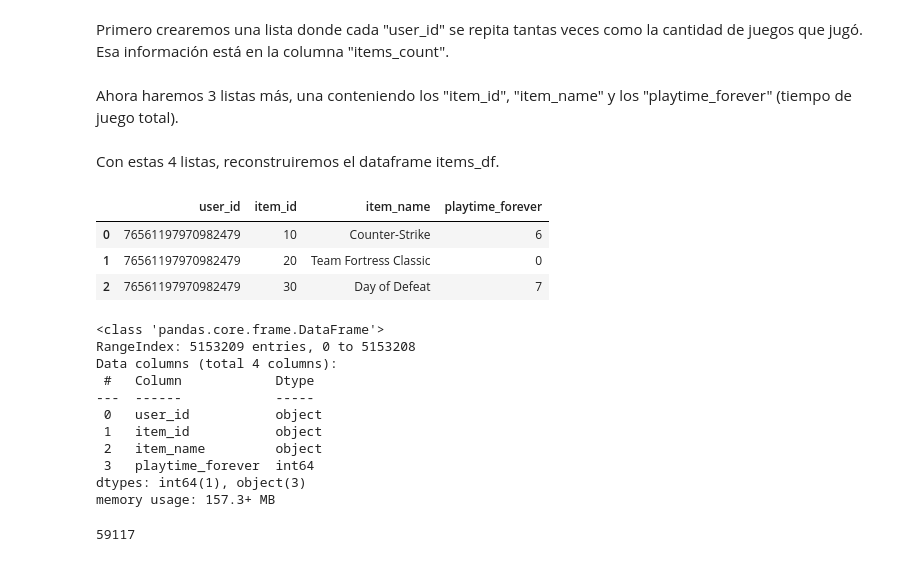
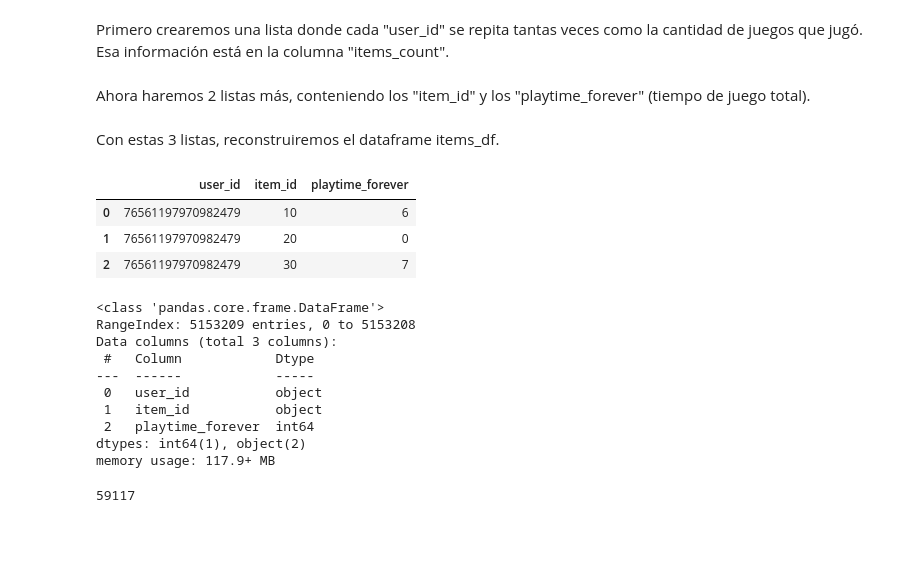
Before and after one commit to dsdrajlin/PI-MLOPs, a Jupyter notebook: ETL.ipynb, the cells around one changed output. Cells and saved outputs as stored; diff of their text form; code cells hidden in the pictures; blank space fills up the shorter version.

```diff
--- a/ETL.ipynb
+++ b/ETL.ipynb
@@ -1106,50 +1105,45 @@ for index, row in items_df.iterrows():
     user_id_list.extend([user_id] * items_count) # Extendemos la lista con "user_id"
                                                  # apareciendo "items_count" veces.
 # %% [markdown]
-Ahora haremos 3 listas más, una conteniendo los "item_id",  "item_name" y los "playtime_forever" (tiempo de juego total).
+Ahora haremos 2 listas más, conteniendo los "item_id" y los "playtime_forever" (tiempo de juego total).
 # %%
 # Crear listas vacías para almacenar los valores
 item_id_list = []
-item_name_list = []
 playtime_forever_list = []
 
 # Iterar a través de las listas de diccionarios en la columna "items" y extraer los valores
 for item_list in items_df['items']:
     item_id_values = [item['item_id'] for item in item_list]
-    item_name_values = [item['item_name'] for item in item_list]
     playtime_forever_values = [item['playtime_forever'] for item in item_list]
 
     # Extender las listas con los nuevos valores
     item_id_list.extend(item_id_values)
-    item_name_list.extend(item_name_values)
     playtime_forever_list.extend(playtime_forever_values)
 # %% [markdown]
-Con estas 4 listas, reconstruiremos el dataframe items_df.
+Con estas 3 listas, reconstruiremos el dataframe items_df.
 # %%
 items_df = pd.DataFrame({'user_id': user_id_list,
                         'item_id': item_id_list,
-                        'item_name': item_name_list,
                         'playtime_forever': playtime_forever_list})
 items_df.head(3)
 # %% [output]
-|  | user_id | item_id | item_name | playtime_forever |
-| 0 | 76561197970982479 | 10 | Counter-Strike | 6 |
-| 1 | 76561197970982479 | 20 | Team Fortress Classic | 0 |
-| 2 | 76561197970982479 | 30 | Day of Defeat | 7 |
+|  | user_id | item_id | playtime_forever |
+| 0 | 76561197970982479 | 10 | 6 |
+| 1 | 76561197970982479 | 20 | 0 |
+| 2 | 76561197970982479 | 30 | 7 |
 # %%
 items_df.info()
 # %% [output]
 <class 'pandas.core.frame.DataFrame'>
 RangeIndex: 5153209 entries, 0 to 5153208
-Data columns (total 4 columns):
+Data columns (total 3 columns):
  #   Column            Dtype
 ---  ------            -----
  0   user_id           object
  1   item_id           object
- 2   item_name         object
- 3   playtime_forever  int64
-dtypes: int64(1), object(3)
-memory usage: 157.3+ MB
+ 2   playtime_forever  int64
+dtypes: int64(1), object(2)
+memory usage: 117.9+ MB
 # %%
 items_df.duplicated().sum()
 # %% [output]
```
Also changed, not shown: parts of 18 cells of this notebook, 2 other files.
